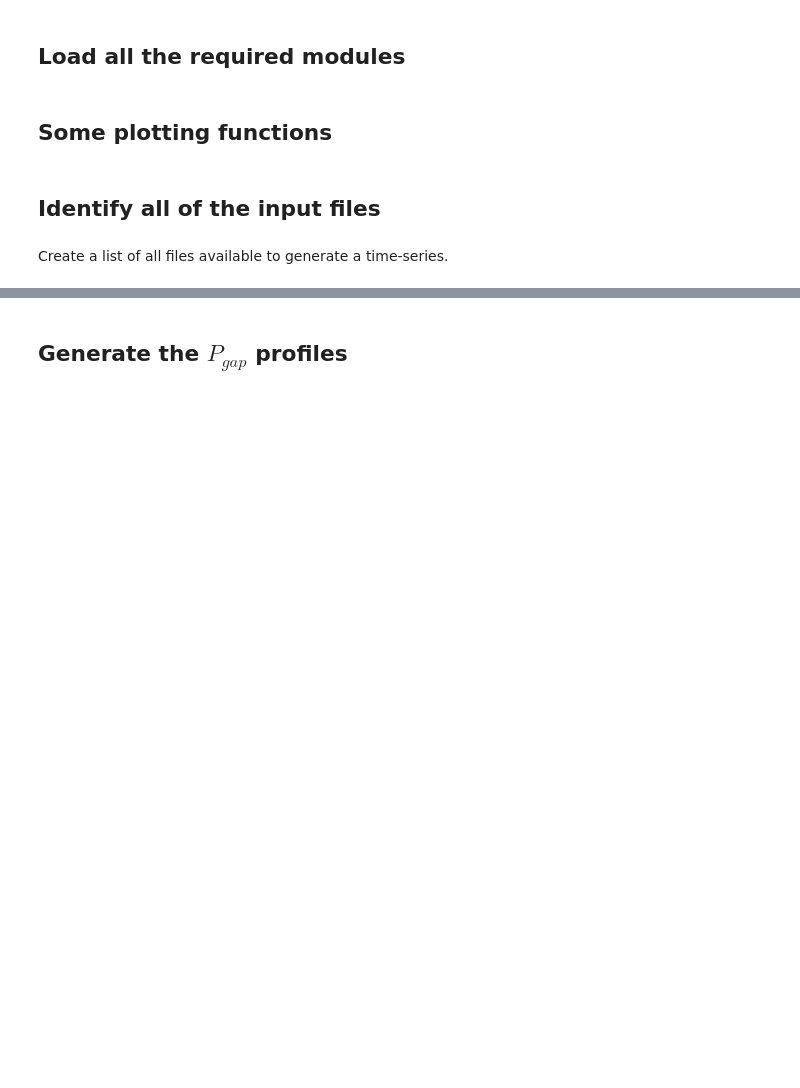
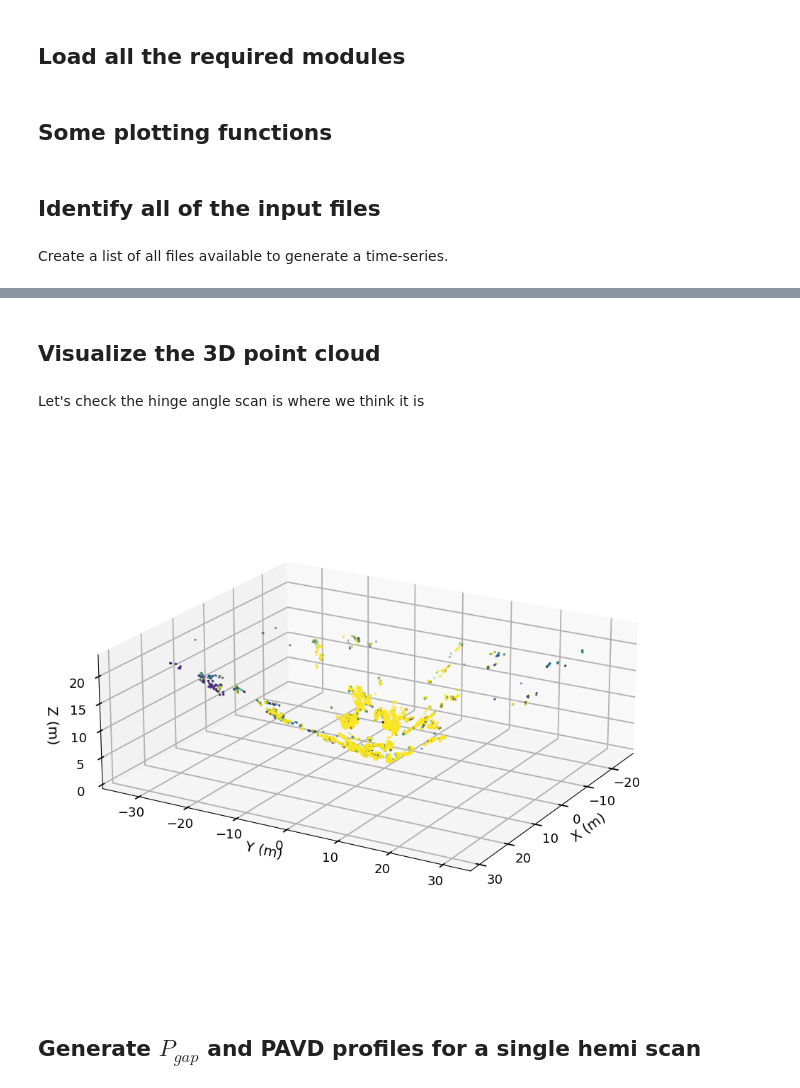
Before and after one commit to armstonj/pylidar-tls-canopy, a Jupyter notebook: notebooks/03_leaf_example.ipynb, the cells around one changed output, grey strips where cells are left out. Drawn from its saved outputs; the diff is of its cells as text; code cells hidden in the pictures; blank space fills up the shorter version.

```diff
--- a/notebooks/03_leaf_example.ipynb
+++ b/notebooks/03_leaf_example.ipynb
@@ -68,0 +107,4 @@ hemi_csv_list
+# %%
+with leaf_io.LeafScanFile(hinge_csv_list[0], sensor_height=1.5) as f:
+    df = f.data
+df.head()
@@ -69,3 +118,13 @@ hemi_csv_list
+# %% [markdown]
+## Visualize the 3D point cloud
+# %% [markdown]
+Let's check the hinge angle scan is where we think it is
+# %%
+valid = ~(np.isnan(df.x1) | np.isnan(df.y1) | np.isnan(df.z1))
+plot_xyz(df.x1[valid], df.y1[valid], df.z1[valid], df.intensity1[valid],
+         figsize=[8,8], elev=20, azim=30, cmap='viridis')
+# %% [output]
+[figure, added]
 # %% [markdown]
-## Generate the $P_{gap}$ profiles
+## Generate $P_{gap}$ and PAVD profiles for a single hemi scan
 # %% [markdown]
```
Also changed, not shown: parts of 15 cells of this notebook, 1 other file.
